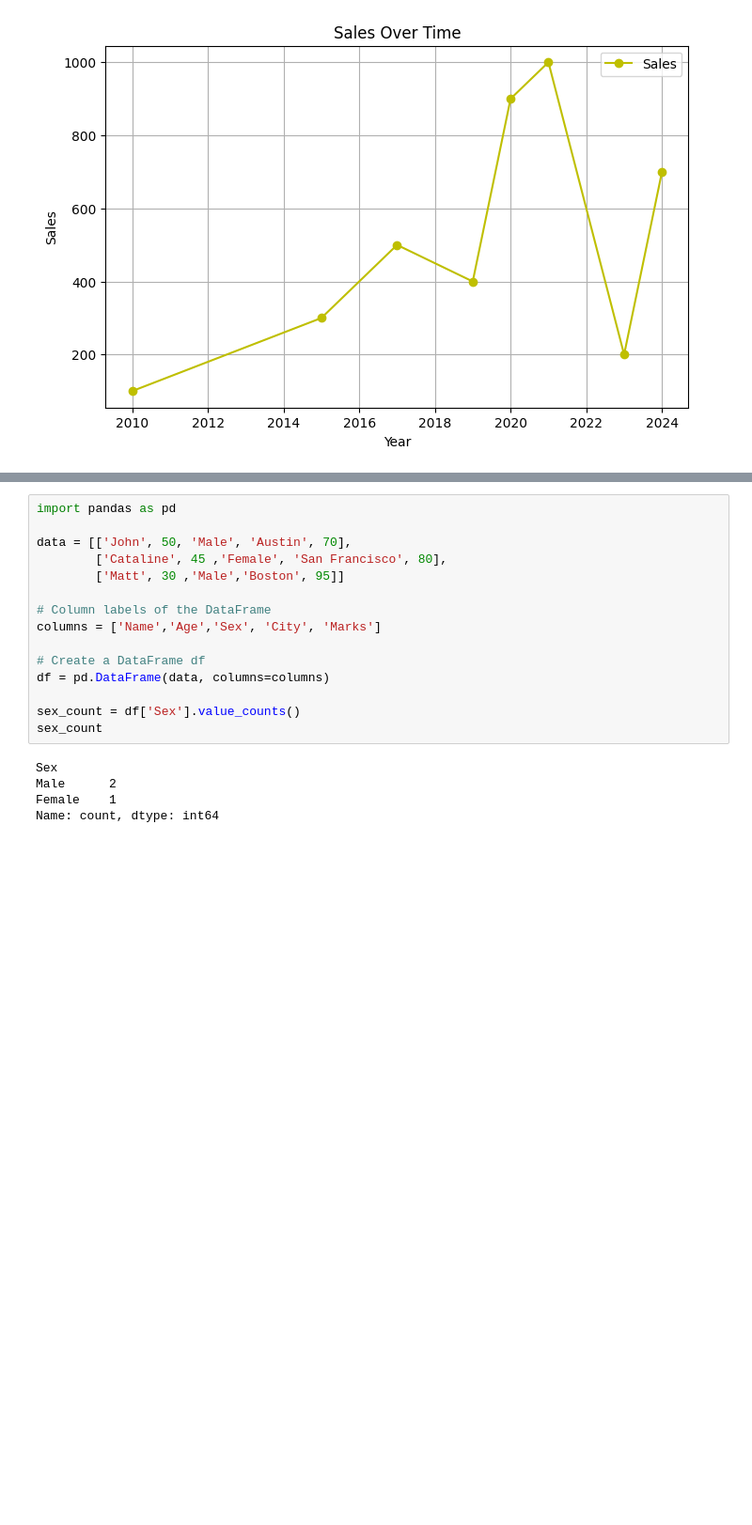
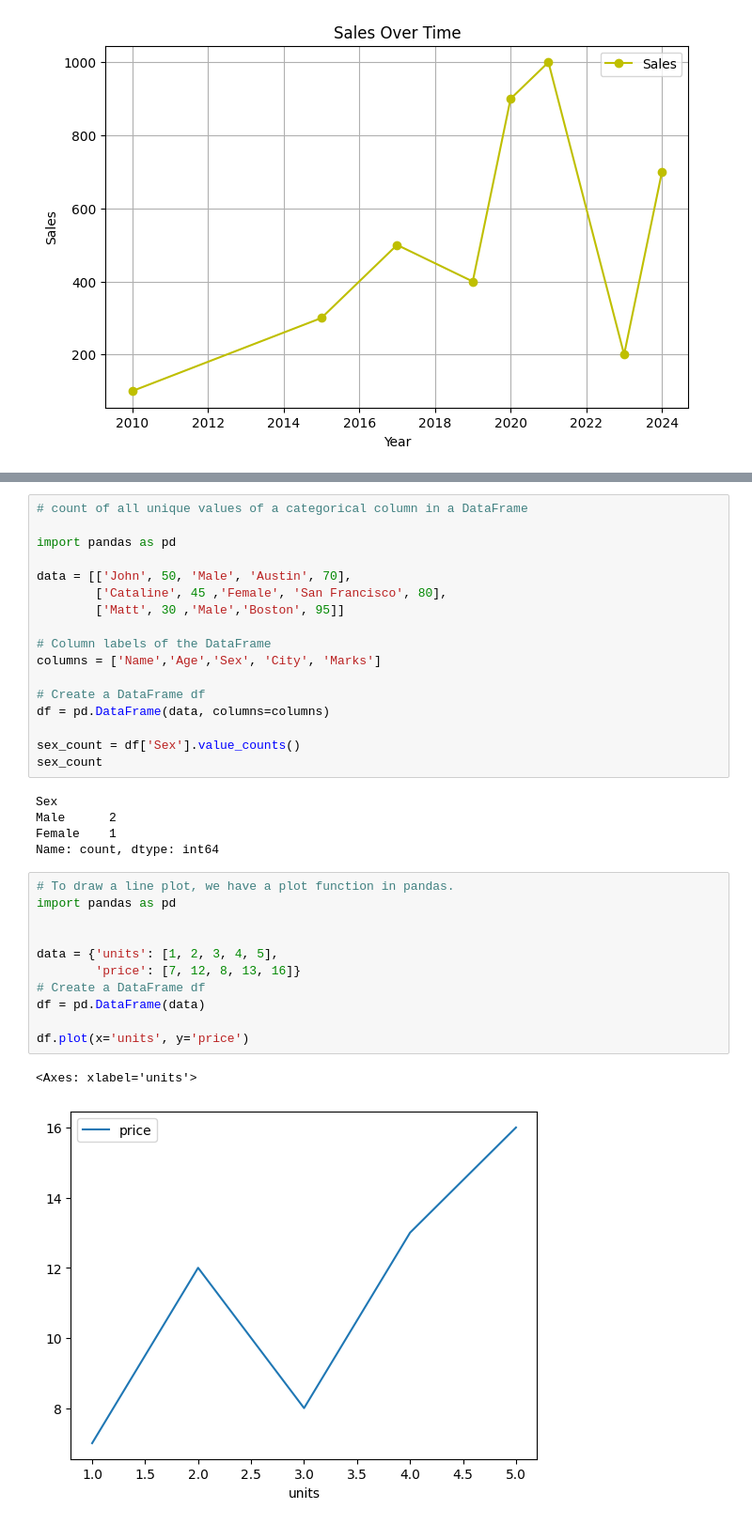
Before and after one commit to adityachodhry/python-Practice, a Jupyter notebook: Pandas/pandas_practices.ipynb, the cells around one changed output, grey strips where cells are left out. Shown at 94% size. Cells and saved outputs as stored; diff of their text form; blank space fills up the shorter version.

Commit message:
Pandas Practices

```diff
--- a/Pandas/pandas_practices.ipynb
+++ b/Pandas/pandas_practices.ipynb
@@ -224,6 +228,8 @@ df
 | 1 | Cataline | 30 | San Francisco | 80 |
 | 2 | Matt | 35 | Boston | 90 |
 # %%
+# count of all unique values of a categorical column in a DataFrame
+
 import pandas as pd
 
 data = [['John', 50, 'Male', 'Austin', 70],
@@ -243,3 +249,17 @@ Sex
 Male      2
 Female    1
 Name: count, dtype: int64
+# %%
+# To draw a line plot, we have a plot function in pandas.
+import pandas as pd
+
+
+data = {'units': [1, 2, 3, 4, 5],
+        'price': [7, 12, 8, 13, 16]}
+# Create a DataFrame df
+df = pd.DataFrame(data)
+
+df.plot(x='units', y='price')
+# %% [output]
+<Axes: xlabel='units'>
+[figure, added]
```
Also changed, not shown: parts of 2 cells of this notebook, 1 other file.
